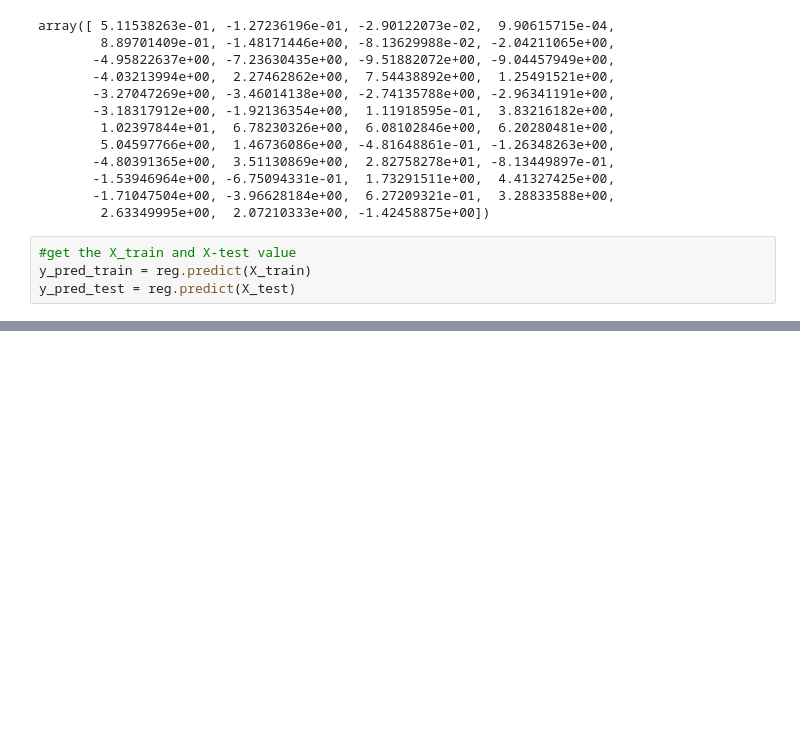
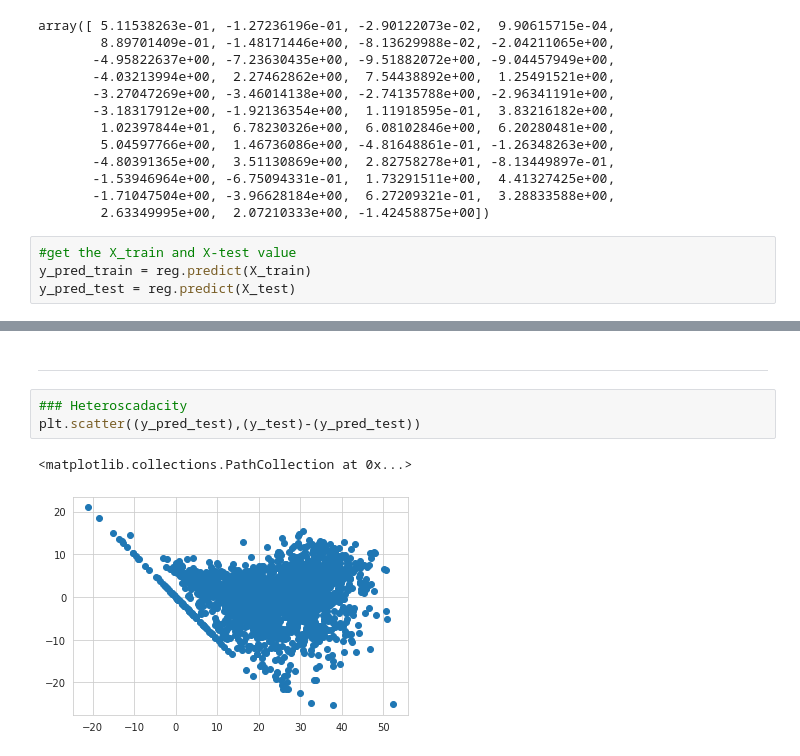
Before and after one commit to kiranahire03/Bike-Linear-Regression, a Jupyter notebook: Seoul_Bike_Sharing_Demand_Prediction.ipynb, the cells around one changed output, grey strips where cells are left out. Saved outputs shown, nothing was run; the diff lists cells and outputs as text; blank space fills up the shorter version.

```diff
--- a/Seoul_Bike_Sharing_Demand_Prediction.ipynb
+++ b/Seoul_Bike_Sharing_Demand_Prediction.ipynb
@@ -740,0 +822,8 @@ y_pred_test = reg.predict(X_test)
+# %% [markdown]
+** **
+# %%
+### Heteroscadacity
+plt.scatter((y_pred_test),(y_test)-(y_pred_test))
+# %% [output]
+<matplotlib.collections.PathCollection at 0x...>
+[figure, added]
```
Also changed, not shown: parts of 40 cells of this notebook.
